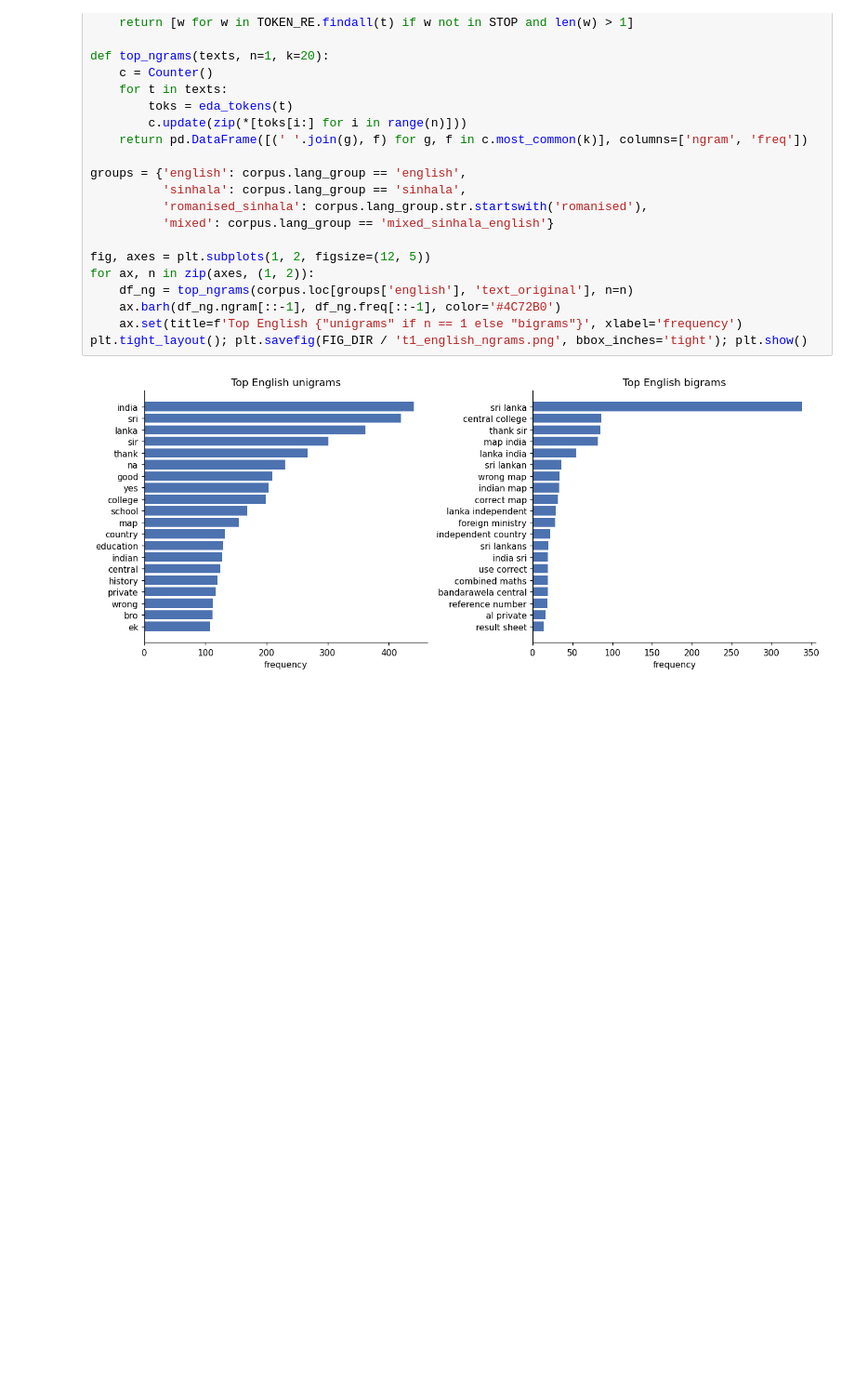
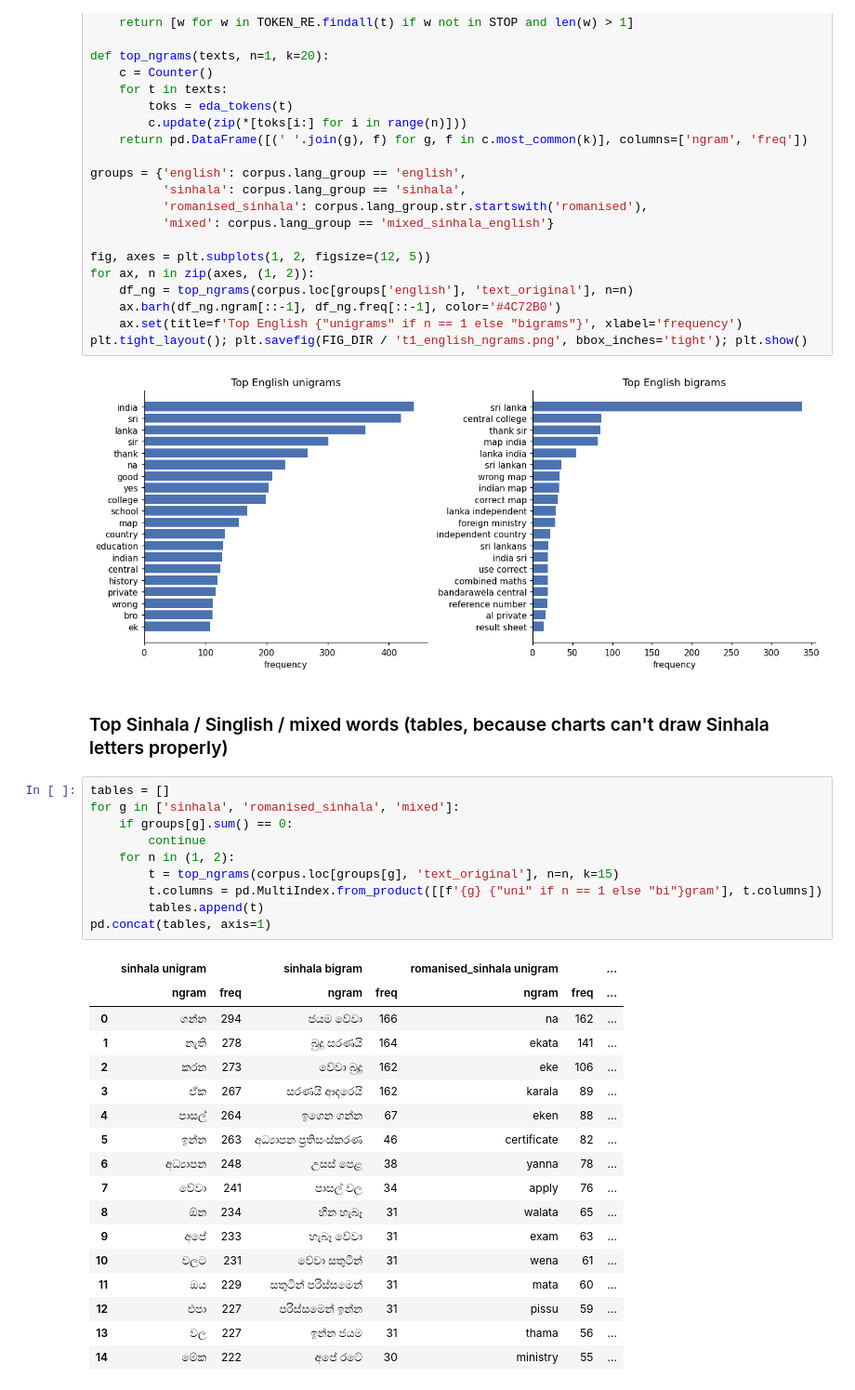
Before and after one commit to SithmiDesilva/Voices-on-School-Reform-An-NLP-Analysis-of-Sri-Lankan-YouTube-Comments, a Jupyter notebook: Voices_on_School_Reform_An_NLP_Analysis_of_Sri_Lankan_YouTube_Comments.ipynb, the cells around one changed output. Shown at 93% size. Cells and saved outputs as stored; diff of their text form; blank space fills up the shorter version.

Commit message:
Top Sinhala / Singlish / mixed words

```diff
--- a/Voices_on_School_Reform_An_NLP_Analysis_of_Sri_Lankan_YouTube_Comments.ipynb
+++ b/Voices_on_School_Reform_An_NLP_Analysis_of_Sri_Lankan_YouTube_Comments.ipynb
@@ -735,3 +735,33 @@ for ax, n in zip(axes, (1, 2)):
 plt.tight_layout(); plt.savefig(FIG_DIR / 't1_english_ngrams.png', bbox_inches='tight'); plt.show()
 # %% [output]
 [figure]
+# %% [markdown]
+### Top Sinhala / Singlish / mixed words (tables, because charts can't draw Sinhala letters properly)
+# %%
+tables = []
+for g in ['sinhala', 'romanised_sinhala', 'mixed']:
+    if groups[g].sum() == 0:
+        continue
+    for n in (1, 2):
+        t = top_ngrams(corpus.loc[groups[g], 'text_original'], n=n, k=15)
+        t.columns = pd.MultiIndex.from_product([[f'{g} {"uni" if n == 1 else "bi"}gram'], t.columns])
+        tables.append(t)
+pd.concat(tables, axis=1)
+# %% [output]
+|  | sinhala unigram |  | sinhala bigram |  | romanised_sinhala unigram |  | ... |
+|  | ngram | freq | ngram | freq | ngram | freq | ... |
+| 0 | ගන්න | 294 | ජයම වේවා | 166 | na | 162 | ... |
+| 1 | නැති | 278 | බුදු සරණයි | 164 | ekata | 141 | ... |
+| 2 | කරන | 273 | වේවා බුදු | 162 | eke | 106 | ... |
+| 3 | ඒක | 267 | සරණයි ආදරෙයි | 162 | karala | 89 | ... |
+| 4 | පාසල් | 264 | ඉගෙන ගන්න | 67 | eken | 88 | ... |
+| 5 | ඉන්න | 263 | අධ්‍යාපන ප්‍රතිසංස්කරණ | 46 | certificate | 82 | ... |
+| 6 | අධ්‍යාපන | 248 | උසස් පෙළ | 38 | yanna | 78 | ... |
+| 7 | වේවා | 241 | පාසල් වල | 34 | apply | 76 | ... |
+| 8 | ඕන | 234 | හීන හැබෑ | 31 | walata | 65 | ... |
+| 9 | අපේ | 233 | හැබෑ වේවා | 31 | exam | 63 | ... |
+| 10 | වලට | 231 | වේවා සතුටින් | 31 | wena | 61 | ... |
+| 11 | ඔය | 229 | සතුටින් පරිස්සමෙන් | 31 | mata | 60 | ... |
+| 12 | එපා | 227 | පරිස්සමෙන් ඉන්න | 31 | pissu | 59 | ... |
+| 13 | වල | 227 | ඉන්න ජයම | 31 | thama | 56 | ... |
+| 14 | මේක | 222 | අපේ රටේ | 30 | ministry | 55 | ... |
```
